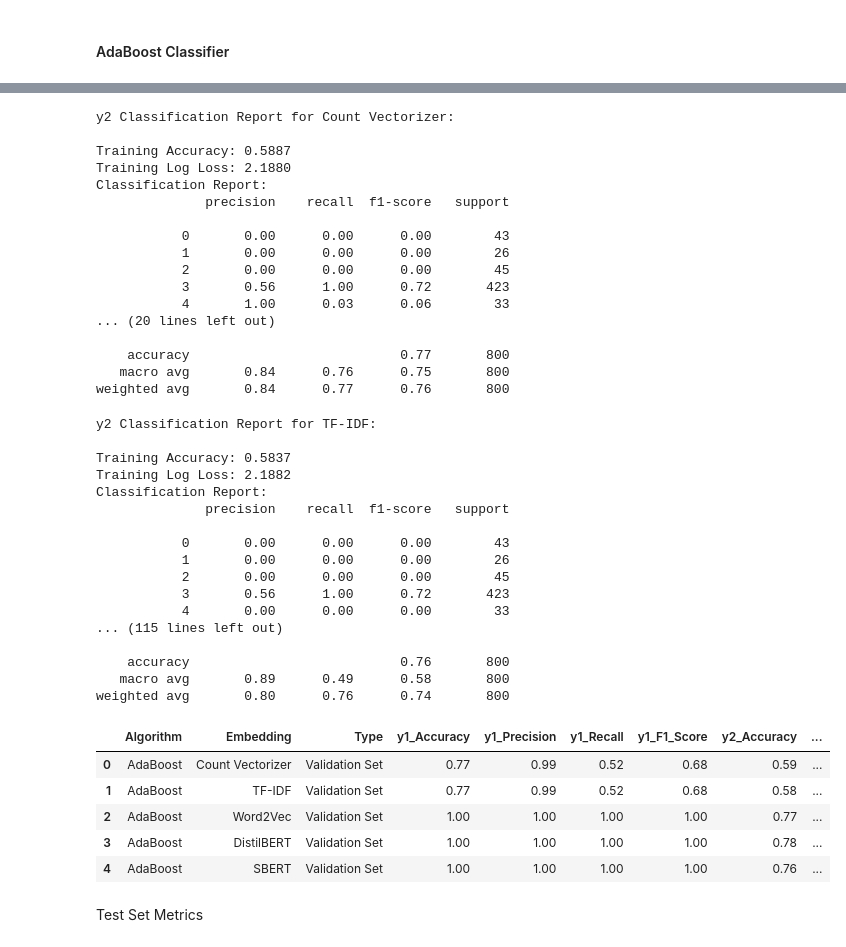
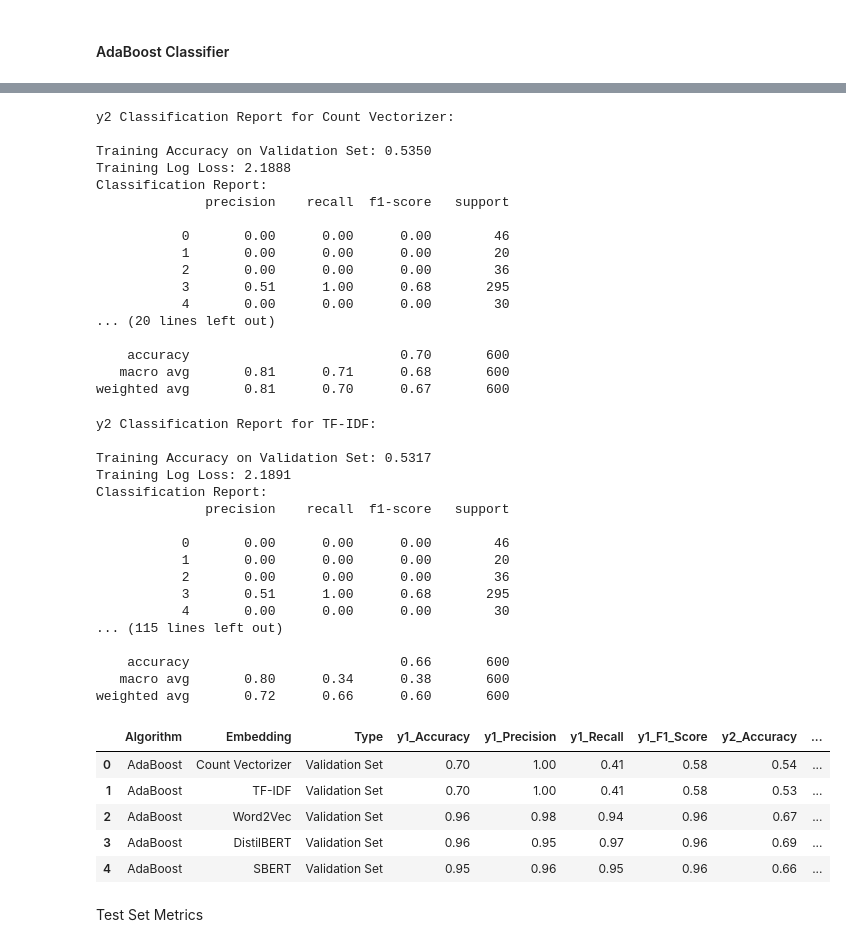
Before and after one commit to junxianyong/INF2008_P1-08, a Jupyter notebook: scam_detection/scam_detection.ipynb, the cells around one changed output, grey strips where cells are left out. Cells and saved outputs as stored; diff of their text form; code cells hidden in the pictures.

Commit message:
Fix Adaboost (use val data for metric)

```diff
--- a/scam_detection/scam_detection.ipynb
+++ b/scam_detection/scam_detection.ipynb
@@ -1398,32 +1398,32 @@ for embedding, data in embedding_data.items():
         # Train the AdaBoost model for the current label
         AdaBoost.fit(data["X_train"], y_train)
 
-        # Predictions on Training Data
-        y_train_pred = AdaBoost.predict(data["X_train"])
-        y_train_prob = AdaBoost.predict_proba(data["X_train"])
+        # Predictions on Validation Set
+        y_val_pred = AdaBoost.predict(data["X_val"])
+        y_val_prob = AdaBoost.predict_proba(data["X_val"])
 
         # Compute Accuracy
-        train_accuracy = accuracy_score(y_train, y_train_pred)
+        train_accuracy = accuracy_score(y_val, y_val_pred)
 
         # Compute Precision, Recall, and F1 Score (binary or multi-class)
-        if len(set(y_train)) == 2:  # Binary classification (e.g., scam vs. not scam)
-            train_precision = precision_score(y_train, y_train_pred, average='binary', zero_division=0)
-            train_recall = recall_score(y_train, y_train_pred, average='binary', zero_division=0)
-            train_f1 = f1_score(y_train, y_train_pred, average='binary', zero_division=0)
+        if len(set(y_val)) == 2:  # Binary classification (e.g., scam vs. not scam)
+            train_precision = precision_score(y_val, y_val_pred, average='binary', zero_division=0)
+            train_recall = recall_score(y_val, y_val_pred, average='binary', zero_division=0)
+            train_f1 = f1_score(y_val, y_val_pred, average='binary', zero_division=0)
         else:  # Multi-class classification (e.g., call scam, email scam, etc.)
-            train_precision = precision_score(y_train, y_train_pred, average='weighted', zero_division=0)
-            train_recall = recall_score(y_train, y_train_pred, average='weighted', zero_division=0)
-            train_f1 = f1_score(y_train, y_train_pred, average='weighted', zero_division=0)
+            train_precision = precision_score(y_val, y_val_pred, average='weighted', zero_division=0)
+            train_recall = recall_score(y_val, y_val_pred, average='weighted', zero_division=0)
+            train_f1 = f1_score(y_val, y_val_pred, average='weighted', zero_division=0)
 
         # Compute Log Loss (for probability-based evaluation)
-        train_log_loss = log_loss(y_train, y_train_prob)
+        train_log_loss = log_loss(y_val, y_val_prob)
 
         # Classification Report (optional, just for visualization)
-        class_report = classification_report(y_train, y_train_pred)
+        class_report = classification_report(y_val, y_val_pred)
 
         # Print results for this label and embedding
         print(f"{label_name} Classification Report for {embedding}:\n")
-        print(f"Training Accuracy: {train_accuracy:.4f}")
+        print(f"Training Accuracy on Validation Set: {train_accuracy:.4f}")
         print(f"Training Log Loss: {train_log_loss:.4f}")
         print(f"Classification Report:\n{class_report}")
 
@@ -1463,43 +1463,43 @@ weighted avg       0.84      0.77      0.76       800
 y2 Classification Report for Count Vectorizer:
 
-Training Accuracy: 0.5887
-Training Log Loss: 2.1880
+Training Accuracy on Validation Set: 0.5350
+Training Log Loss: 2.1888
 Classification Report:
               precision    recall  f1-score   support
 
-           0       0.00      0.00      0.00        43
-           1       0.00      0.00      0.00        26
-           2       0.00      0.00      0.00        45
-           3       0.56      1.00      0.72       423
-           4       1.00      0.03      0.06        33
+           0       0.00      0.00      0.00        46
+           1       0.00      0.00      0.00        20
+           2       0.00      0.00      0.00        36
+           3       0.51      1.00      0.68       295
+           4       0.00      0.00      0.00        30
 ... (20 lines left out)
 
-    accuracy                           0.77       800
-   macro avg       0.84      0.76      0.75       800
-weighted avg       0.84      0.77      0.76       800
+    accuracy                           0.70       600
+   macro avg       0.81      0.71      0.68       600
+weighted avg       0.81      0.70      0.67       600
 y2 Classification Report for TF-IDF:
 
-Training Accuracy: 0.5837
-Training Log Loss: 2.1882
+Training Accuracy on Validation Set: 0.5317
+Training Log Loss: 2.1891
 Classification Report:
               precision    recall  f1-score   support
 
-           0       0.00      0.00      0.00        43
-           1       0.00      0.00      0.00        26
-           2       0.00      0.00      0.00        45
-           3       0.56      1.00      0.72       423
-           4       0.00      0.00      0.00        33
+           0       0.00      0.00      0.00        46
+           1       0.00      0.00      0.00        20
+           2       0.00      0.00      0.00        36
+           3       0.51      1.00      0.68       295
+           4       0.00      0.00      0.00        30
 ... (115 lines left out)
 
-    accuracy                           0.76       800
-   macro avg       0.89      0.49      0.58       800
-weighted avg       0.80      0.76      0.74       800
+    accuracy                           0.66       600
+   macro avg       0.80      0.34      0.38       600
+weighted avg       0.72      0.66      0.60       600
 |  | Algorithm | Embedding | Type | y1_Accuracy | y1_Precision | y1_Recall | y1_F1_Score | y2_Accuracy | ... |
-| 0 | AdaBoost | Count Vectorizer | Validation Set | 0.77 | 0.99 | 0.52 | 0.68 | 0.59 | ... |
-| 1 | AdaBoost | TF-IDF | Validation Set | 0.77 | 0.99 | 0.52 | 0.68 | 0.58 | ... |
-| 2 | AdaBoost | Word2Vec | Validation Set | 1.00 | 1.00 | 1.00 | 1.00 | 0.77 | ... |
-| 3 | AdaBoost | DistilBERT | Validation Set | 1.00 | 1.00 | 1.00 | 1.00 | 0.78 | ... |
-| 4 | AdaBoost | SBERT | Validation Set | 1.00 | 1.00 | 1.00 | 1.00 | 0.76 | ... |
+| 0 | AdaBoost | Count Vectorizer | Validation Set | 0.70 | 1.00 | 0.41 | 0.58 | 0.54 | ... |
+| 1 | AdaBoost | TF-IDF | Validation Set | 0.70 | 1.00 | 0.41 | 0.58 | 0.53 | ... |
+| 2 | AdaBoost | Word2Vec | Validation Set | 0.96 | 0.98 | 0.94 | 0.96 | 0.67 | ... |
+| 3 | AdaBoost | DistilBERT | Validation Set | 0.96 | 0.95 | 0.97 | 0.96 | 0.69 | ... |
+| 4 | AdaBoost | SBERT | Validation Set | 0.95 | 0.96 | 0.95 | 0.96 | 0.66 | ... |
 # %% [markdown]
 Test Set Metrics
 # %%
```
Also changed, not shown: parts of 7 cells of this notebook, 1 other file.
